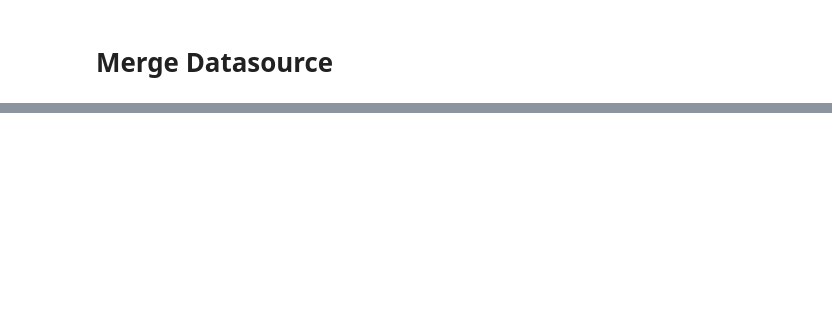
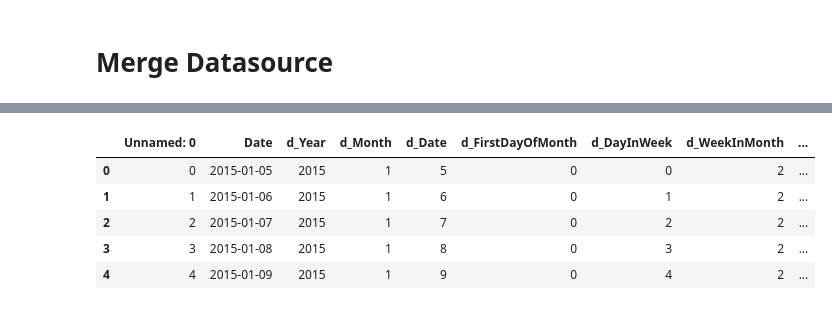
Before and after one commit to ken-365/trend_forecast, a Jupyter notebook: 03notebook/merge_datasource.ipynb, the cells around one changed output, grey strips where cells are left out. Saved outputs shown, nothing was run; the diff lists cells and outputs as text; code cells hidden in the pictures; blank space fills up the shorter version.

```diff
--- a/03notebook/merge_datasource.ipynb
+++ b/03notebook/merge_datasource.ipynb
@@ -30,0 +62,9 @@ indices = pd.read_csv(os.path.join(datapath,'General_data.csv'))
+# %%
+indices.head()
+# %% [output]
+|  | Unnamed: 0 | Date | d_Year | d_Month | d_Date | d_FirstDayOfMonth | d_DayInWeek | d_WeekInMonth | ... |
+| 0 | 0 | 2015-01-05 | 2015 | 1 | 5 | 0 | 0 | 2 | ... |
+| 1 | 1 | 2015-01-06 | 2015 | 1 | 6 | 0 | 1 | 2 | ... |
+| 2 | 2 | 2015-01-07 | 2015 | 1 | 7 | 0 | 2 | 2 | ... |
+| 3 | 3 | 2015-01-08 | 2015 | 1 | 8 | 0 | 3 | 2 | ... |
+| 4 | 4 | 2015-01-09 | 2015 | 1 | 9 | 0 | 4 | 2 | ... |
```
Also changed, not shown: parts of 7 cells of this notebook, 2 other files.
